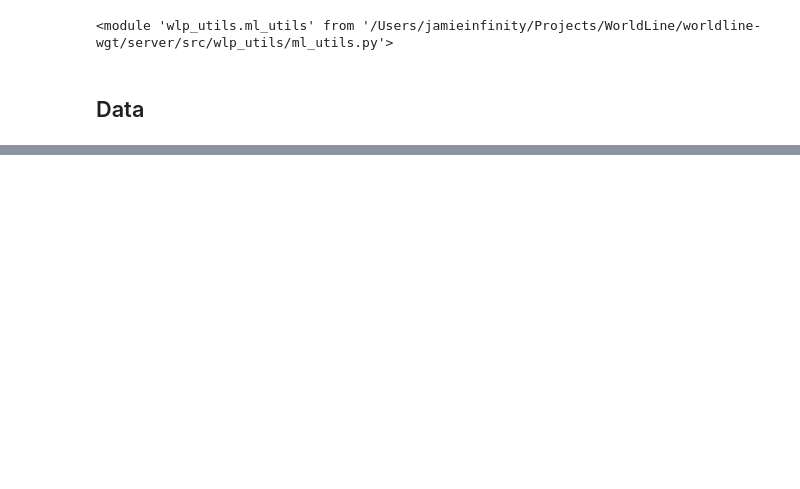
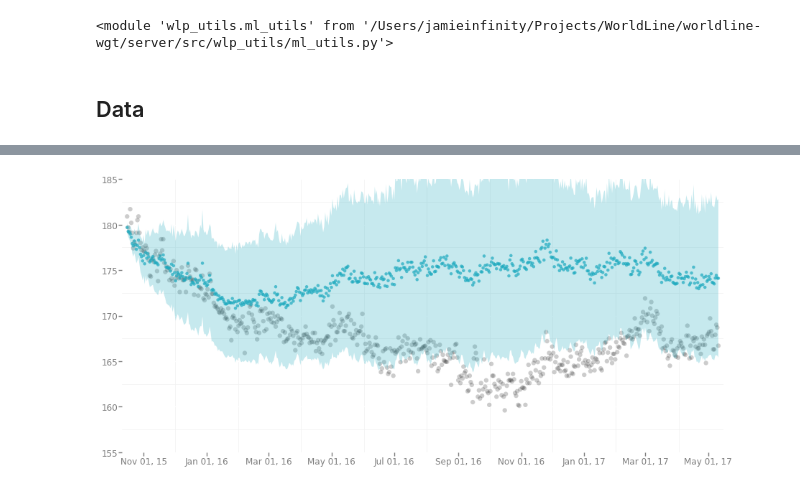
Before and after one commit to jamieinfinity/worldline-wgt, a Jupyter notebook: ml_dev/predicting_weight.ipynb, the cells around one changed output, grey strips where cells are left out. Drawn from its saved outputs; the diff is of its cells as text; code cells hidden in the pictures; blank space fills up the shorter version.

```diff
--- a/ml_dev/predicting_weight.ipynb
+++ b/ml_dev/predicting_weight.ipynb
@@ -347,0 +232,44 @@ p.save('test.png', width=10, height=4)
+# %%
+weight_target = [ml_utils.weight_inverse_transform(x[0]) for x in target_train[:,-1]]
+dates_target = [x + np.timedelta64(1, 'D') for x in dates_train[:,-1]]
+weight_target_df = pd.DataFrame({'date': dates_target, 'weight': weight_target})
+
+(dates_target_min, dates_target_max) = (dates_target[0]-np.timedelta64(5,'D'), dates_target[-1]+np.timedelta64(5,'D'))
+# %%
+weight_pred_folds = []
+for fold in range(5):
+    model = models[fold]
+    rolling_sequence = features_train[0]
+    weight_pred = []
+    for t in range(1, len(dates_target)):
+        pred = model.predict(np.array([rolling_sequence]))[0][-1][0]
+        weight_pred.append(pred)
+        features_next = features_train[t][-1]
+        features_next[0] = pred
+        rolling_sequence = rolling_sequence[1:SEQUENCE_LENGTH]
+        rolling_sequence = np.append(rolling_sequence, np.array([features_next]), axis=0)
+    final_pred = model.predict(np.array([rolling_sequence]))[0][-1][0]
+    weight_pred.append(final_pred)
+    weight_pred = [ml_utils.weight_inverse_transform(x) for x in weight_pred]
+    weight_pred_folds.append(weight_pred)
+
+weight_pred_folds = np.array(weight_pred_folds).transpose()
+weight_pred_mean = weight_pred_folds.mean(axis=1)
+weight_pred_std = weight_pred_folds.std(axis=1)
+weight_pred_min = weight_pred_mean - weight_pred_std
+weight_pred_max = weight_pred_mean + weight_pred_std
+weight_pred_df = pd.DataFrame({'date':dates_target, 'weight':weight_pred_mean, 'wmin':weight_pred_min, 'wmax':weight_pred_max})
+# %%
+p = ggplot(aes(x='date', y='weight'), data=weight_target_df) +\
+geom_point(color='black', alpha=0.2, size=40) +\
+geom_point(data=weight_pred_df, color='#1DAABF', alpha=0.7, size=20) +\
+geom_ribbon(aes(x='date', ymin='wmin', ymax='wmax'), fill='#1DAABF', alpha=0.25, data=weight_pred_df) +\
+scale_y_continuous(limits=(155, 185)) +\
+scale_x_date(labels = date_format("%b %d, %y"), breaks = date_breaks('month'), limits=(dates_target_min, dates_target_max)) +\
+xlab(element_text(size=12, text=' ')) +\
+ylab(element_text(size=12, text=' ')) +\
+theme_bw()
+
+p.save('test.png', width=15, height=7)
+# %% [output]
+[figure, added]
```
Also changed, not shown: parts of 58 cells of this notebook, 2 other files.
